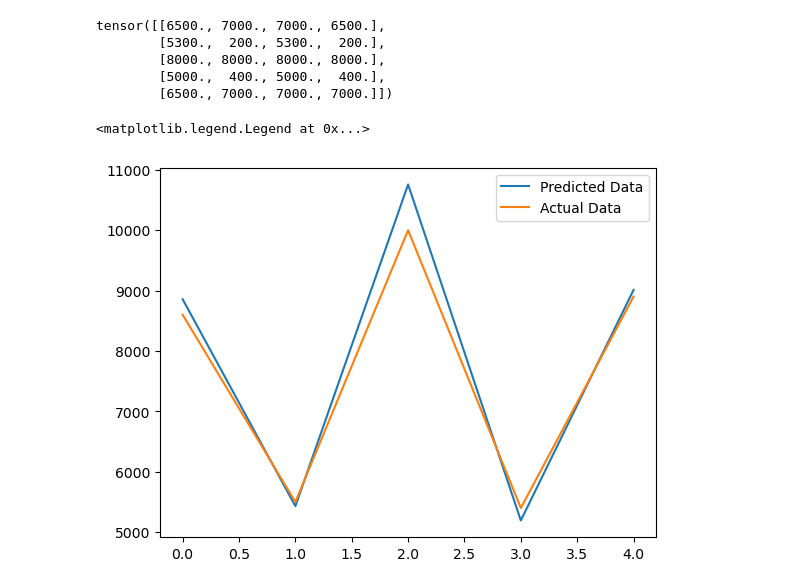
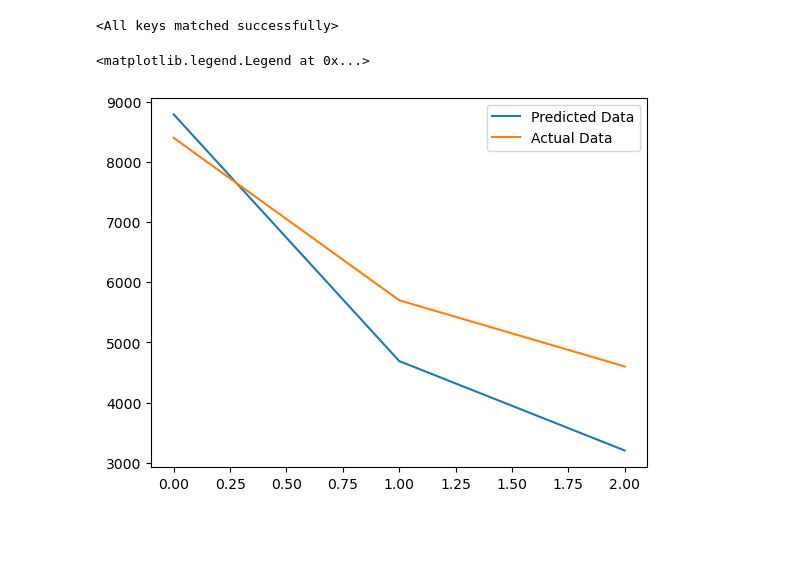
Before and after one commit to aronsajan/AdaptiveWindowSizing, a Jupyter notebook: Model/WindowSizingModel.ipynb, the cells around one changed output. Cells and saved outputs as stored; diff of their text form; code cells hidden in the pictures; blank space fills up the shorter version.

Commit message:
updated WindowSizingModel notebook

```diff
--- a/Model/WindowSizingModel.ipynb
+++ b/Model/WindowSizingModel.ipynb
@@ -9,21 +9,20 @@ from torch.utils.data import Dataset
 from matplotlib import pyplot as plt
 # %%
 class WindowSizingDataset(Dataset):
-    def __init__(self, training_dataset:pd.DataFrame):
-        self.training_dataset = training_dataset
+    def __init__(self, dataset:pd.DataFrame):
+        self.dataset = dataset
 
     def __len__(self):
-        return self.training_dataset.shape[0]
+        return self.dataset.shape[0]
 
     def __getitem__(self, index):
-        input_data = torch.Tensor(dframe.iloc[index]['T1':'T4'].values.astype('float32'))
-        output_data = dframe.iloc[index]['Window Size'].astype('float32')
+        input_data = torch.Tensor(self.dataset.iloc[index]['T1':'T4'].values.astype('float32'))
+        output_data = self.dataset.iloc[index]['Window Size'].astype('float32')
         return input_data, output_data
 
+train_dataset = WindowSizingDataset(pd.read_csv("./TrainingData.csv"))
+test_dataset = WindowSizingDataset(pd.read_csv("./TestData.csv"))
 
-
-dframe = pd.read_csv("./TrainingData.csv")
-dataset = WindowSizingDataset(dframe)
-
-win_size_dataloader = torch.utils.data.DataLoader(dataset, batch_size=5, shuffle=True)
+train_data_loader = torch.utils.data.DataLoader(train_dataset, batch_size=5, shuffle=True)
+test_data_loader = torch.utils.data.DataLoader(test_dataset, batch_size=5, shuffle=True)
 # %%
@@ -69,21 +49,6 @@ print(target.shape)
 # %%
-class Network(nn.Module):
-    def __init__(self, hidden_size):
-        super().__init__()
-        self.rnn = nn.RNN(input_size=1,
-                            hidden_size = hidden_size,
-                            num_layers=1,
-                            batch_first = True)
-        self.fc = nn.Linear(in_features=hidden_size, out_features=1)
-
-    def forward(self, input_weights, hidden_weights):
-        r_out, hidden = self.rnn(input_weights, hidden_weights)
-        r_out = r_out[:,-1,:]
-        out = self.fc(r_out)
-        return out, hidden
-
 device = torch.device("cpu")
-class SimpleNet(nn.Module):
+class BufferPredictionNetwork(nn.Module):
     def __init__(self) -> None:
         super().__init__()
         self.fc1 = nn.Linear(in_features=4, out_features=3, device=device)
@@ -95,8 +60,8 @@ class SimpleNet(nn.Module):
         return x.cpu()
 # %%
 
-net = SimpleNet()
-optimizer = optim.Adam(params=net.parameters(), lr=0.00001)
+net = BufferPredictionNetwork()
+optimizer = optim.Adam(params=net.parameters(), lr=0.0003)
 criterion = nn.MSELoss()
 # %%
 
@@ -129,26 +90,19 @@ torch.save(net.state_dict(), './temp.pt')
 # %%
 net.load_state_dict(torch.load("./window_size_model.pt"))
-
-input_data = torch.Tensor(np.array([7000, 6000, 6900]).reshape(-1,3))
-#print(data_rate_input)
+# %% [output]
+<All keys matched successfully>
 # %%
 net.eval()
 
-in_data, out_data = iter(win_size_dataloader).next()
+in_data, out_data = iter(test_data_loader).next()
 
 out = net(in_data.to(device))
-print(in_data)
 
 plt.plot(range(0,len(out_data)), out.detach().numpy().squeeze(), label="Predicted Data")
 plt.plot(range(0,len(out_data)), out_data.numpy(),  label='Actual Data')
 plt.legend()
 # %% [output]
-tensor([[6500., 7000., 7000., 6500.],
-        [5300.,  200., 5300.,  200.],
-        [8000., 8000., 8000., 8000.],
-        [5000.,  400., 5000.,  400.],
-        [6500., 7000., 7000., 7000.]])
+<matplotlib.legend.Legend at 0x...>
-<matplotlib.legend.Legend at 0x...>
-[figure, old version]
+[figure, new version]
 # %%
 #torch.save(net.state_dict(), './window_size_model.pt')
```
Also changed, not shown: parts of 5 cells of this notebook, 2 other files.
